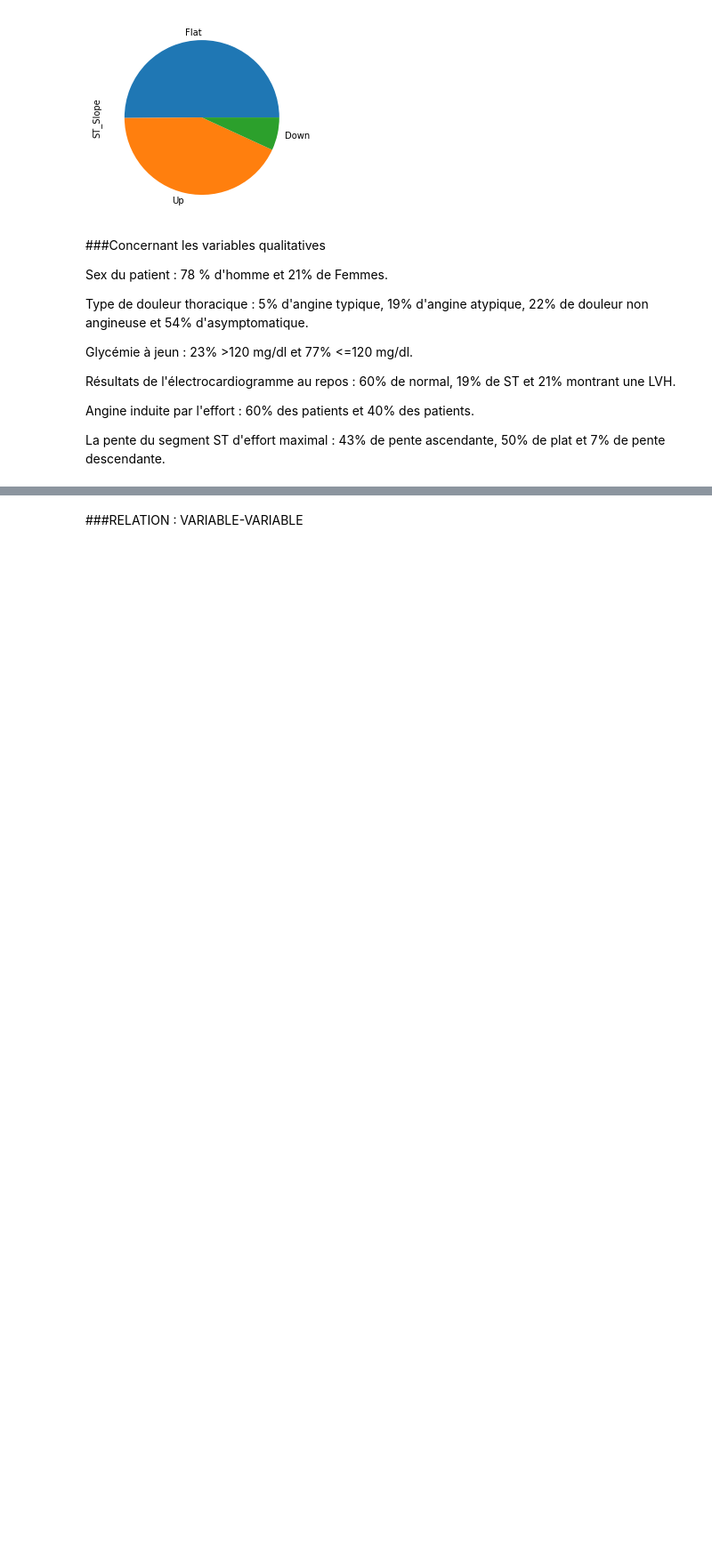
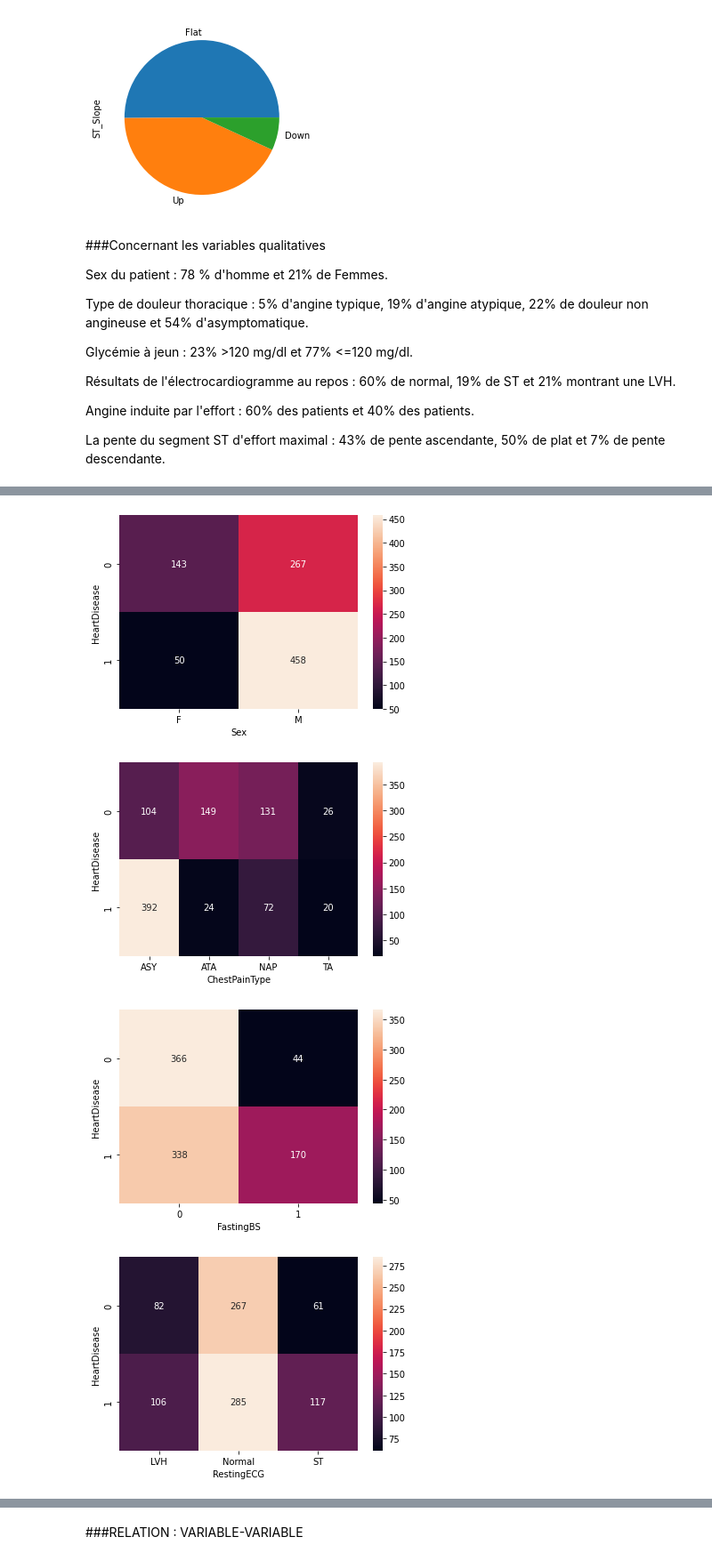
Before and after one commit to mmassonn/heart_attack_prediction, a Jupyter notebook: heart_attack_prediction.ipynb, the cells around one changed output, grey strips where cells are left out. Shown at 89% size. Saved outputs shown, nothing was run; the diff lists cells and outputs as text; code cells hidden in the pictures; blank space fills up the shorter version.

```diff
--- a/heart_attack_prediction.ipynb
+++ b/heart_attack_prediction.ipynb
@@ -177,8 +183,11 @@ La pente du segment ST d'effort maximal : 43% de pente ascendante, 50% de plat e
+# %%
+#continuous variables + target
+df_continuous = df[['Age', 'RestingBP', 'Cholesterol', 'MaxHR', 'Oldpeak', 'HeartDisease']]
 # %%
 #created positive and negative under set
-positive_df = df[df['target'] == 1]
-negative_df = df[df['target'] == 0]
+positive_df = df_continuous[df_continuous['HeartDisease'] == 1]
+negative_df = df_continuous[df_continuous['HeartDisease'] == 0]
 # %%
 #created positive and negative under set
-features_df = df.drop('target', axis=1)
+features_df = df_continuous.drop('HeartDisease', axis=1)
 # %%
@@ -190,0 +214,13 @@ for col in features_df:
+# %%
+#qualitative variables + target
+df_qualitative = df[['Sex', 'ChestPainType', 'FastingBS', 'RestingECG', 'ExerciseAngina', 'ST_Slope', 'HeartDisease']]
+# %%
+#Target/viral
+for col in df_qualitative.drop(['HeartDisease'], axis=1):
+    plt.figure()
+    sns.heatmap(pd.crosstab(df_qualitative['HeartDisease'],df_qualitative[col]), annot=True,fmt='d')
+# %% [output]
+[figure, added]
+[figure, added]
+[figure, added]
+[figure, added]
```
Also changed, not shown: parts of 40 cells of this notebook.
